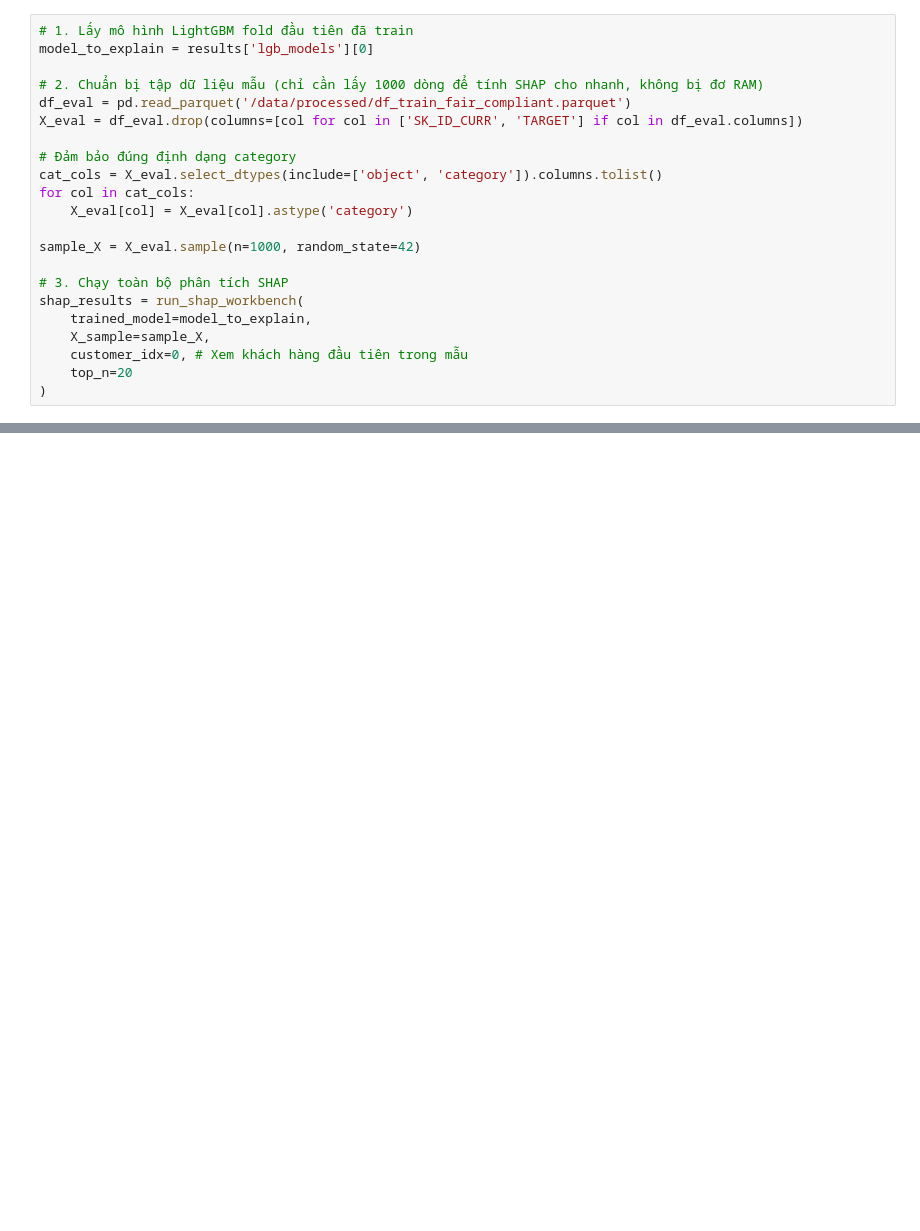
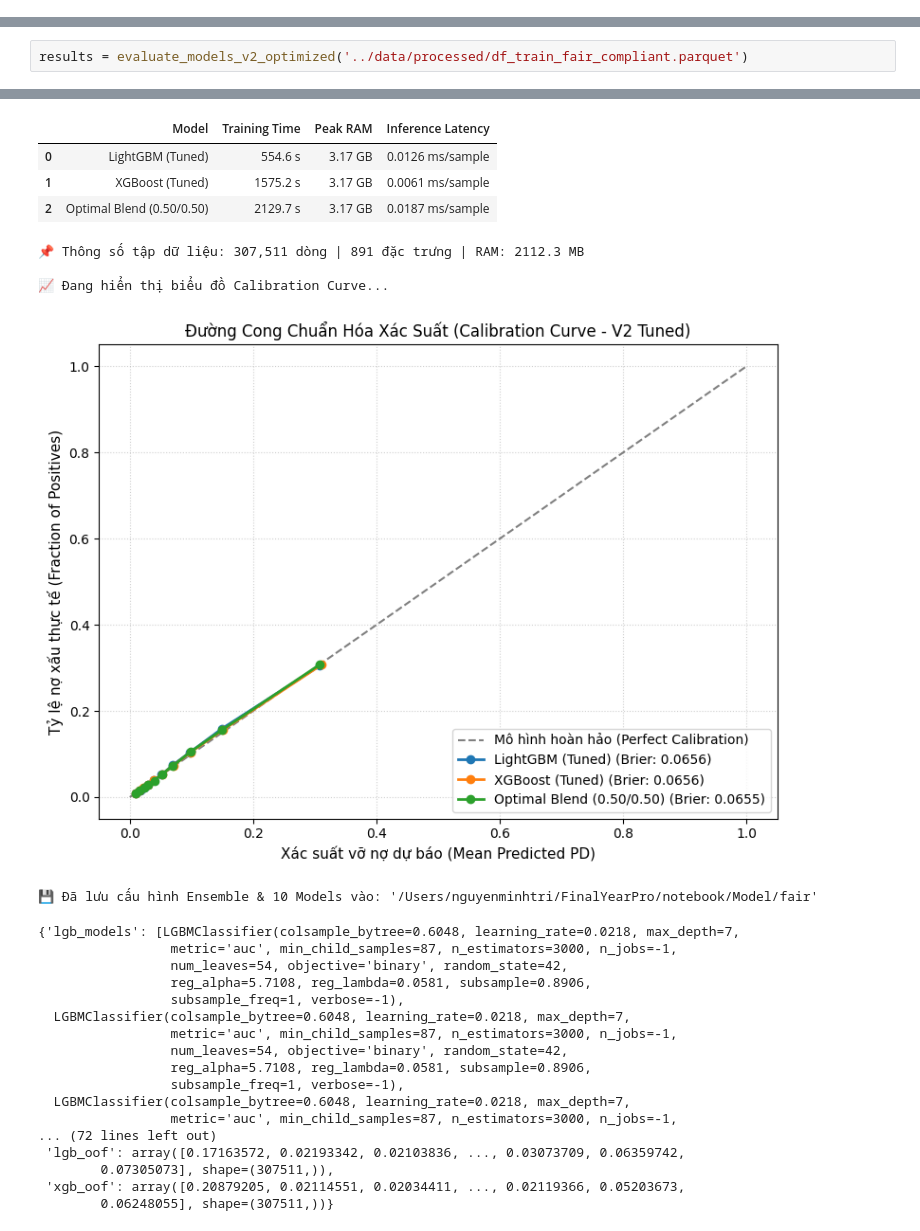
Before and after one commit to NguyenMinhTri2908/xAI, a Jupyter notebook: Model/Shap.ipynb, the cells around one changed output, grey strips where cells are left out. Cells and saved outputs as stored; diff of their text form; blank space fills up the shorter version.

```diff
--- a/Model/Shap.ipynb
+++ b/Model/Shap.ipynb
@@ -96,22 +0,0 @@ def run_shap_workbench(trained_model, X_sample, customer_idx=0, top_n=20):
-# %%
-# 1. Lấy mô hình LightGBM fold đầu tiên đã train
-model_to_explain = results['lgb_models'][0]
-
-# 2. Chuẩn bị tập dữ liệu mẫu (chỉ cần lấy 1000 dòng để tính SHAP cho nhanh, không bị đơ RAM)
-df_eval = pd.read_parquet('/data/processed/df_train_fair_compliant.parquet')
-X_eval = df_eval.drop(columns=[col for col in ['SK_ID_CURR', 'TARGET'] if col in df_eval.columns])
-
-# Đảm bảo đúng định dạng category
-cat_cols = X_eval.select_dtypes(include=['object', 'category']).columns.tolist()
-for col in cat_cols:
-    X_eval[col] = X_eval[col].astype('category')
-
-sample_X = X_eval.sample(n=1000, random_state=42)
-
-# 3. Chạy toàn bộ phân tích SHAP
-shap_results = run_shap_workbench(
-    trained_model=model_to_explain,
-    X_sample=sample_X,
-    customer_idx=0, # Xem khách hàng đầu tiên trong mẫu
-    top_n=20
-)
@@ -119,0 +302,3 @@ NameError: name 'results' is not defined
+# %%
+results = evaluate_models_v2_optimized('../data/processed/df_train_fair_compliant.parquet')
+# %% [output]
@@ -119,0 +330,26 @@ NameError: name 'results' is not defined
+|  | Model | Training Time | Peak RAM | Inference Latency |
+| 0 | LightGBM (Tuned) | 554.6 s | 3.17 GB | 0.0126 ms/sample |
+| 1 | XGBoost (Tuned) | 1575.2 s | 3.17 GB | 0.0061 ms/sample |
+| 2 | Optimal Blend (0.50/0.50) | 2129.7 s | 3.17 GB | 0.0187 ms/sample |
+📌 Thông số tập dữ liệu: 307,511 dòng | 891 đặc trưng | RAM: 2112.3 MB
+
+📈 Đang hiển thị biểu đồ Calibration Curve...
+[figure, added]
+💾 Đã lưu cấu hình Ensemble & 10 Models vào: '/Users/nguyenminhtri/FinalYearPro/notebook/Model/fair'
+{'lgb_models': [LGBMClassifier(colsample_bytree=0.6048, learning_rate=0.0218, max_depth=7,
+                 metric='auc', min_child_samples=87, n_estimators=3000, n_jobs=-1,
+                 num_leaves=54, objective='binary', random_state=42,
+                 reg_alpha=5.7108, reg_lambda=0.0581, subsample=0.8906,
+                 subsample_freq=1, verbose=-1),
+  LGBMClassifier(colsample_bytree=0.6048, learning_rate=0.0218, max_depth=7,
+                 metric='auc', min_child_samples=87, n_estimators=3000, n_jobs=-1,
+                 num_leaves=54, objective='binary', random_state=42,
+                 reg_alpha=5.7108, reg_lambda=0.0581, subsample=0.8906,
+                 subsample_freq=1, verbose=-1),
+  LGBMClassifier(colsample_bytree=0.6048, learning_rate=0.0218, max_depth=7,
+                 metric='auc', min_child_samples=87, n_estimators=3000, n_jobs=-1,
+... (72 lines left out)
+ 'lgb_oof': array([0.17163572, 0.02193342, 0.02103836, ..., 0.03073709, 0.06359742,
+        0.07305073], shape=(307511,)),
+ 'xgb_oof': array([0.20879205, 0.02114551, 0.02034411, ..., 0.02119366, 0.05203673,
+        0.06248055], shape=(307511,))}
```
Also changed, not shown: parts of 6 cells of this notebook, 39 other files.
